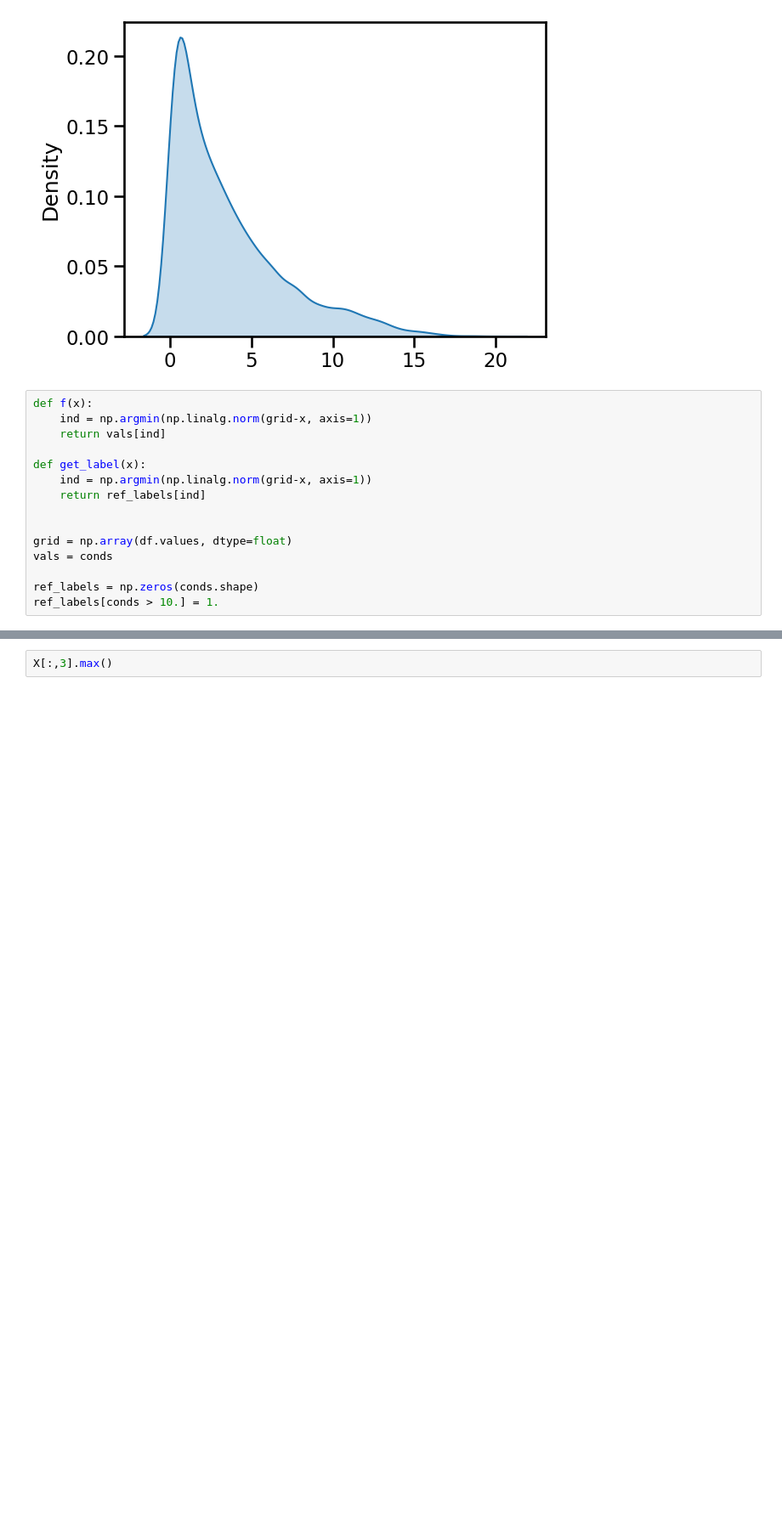
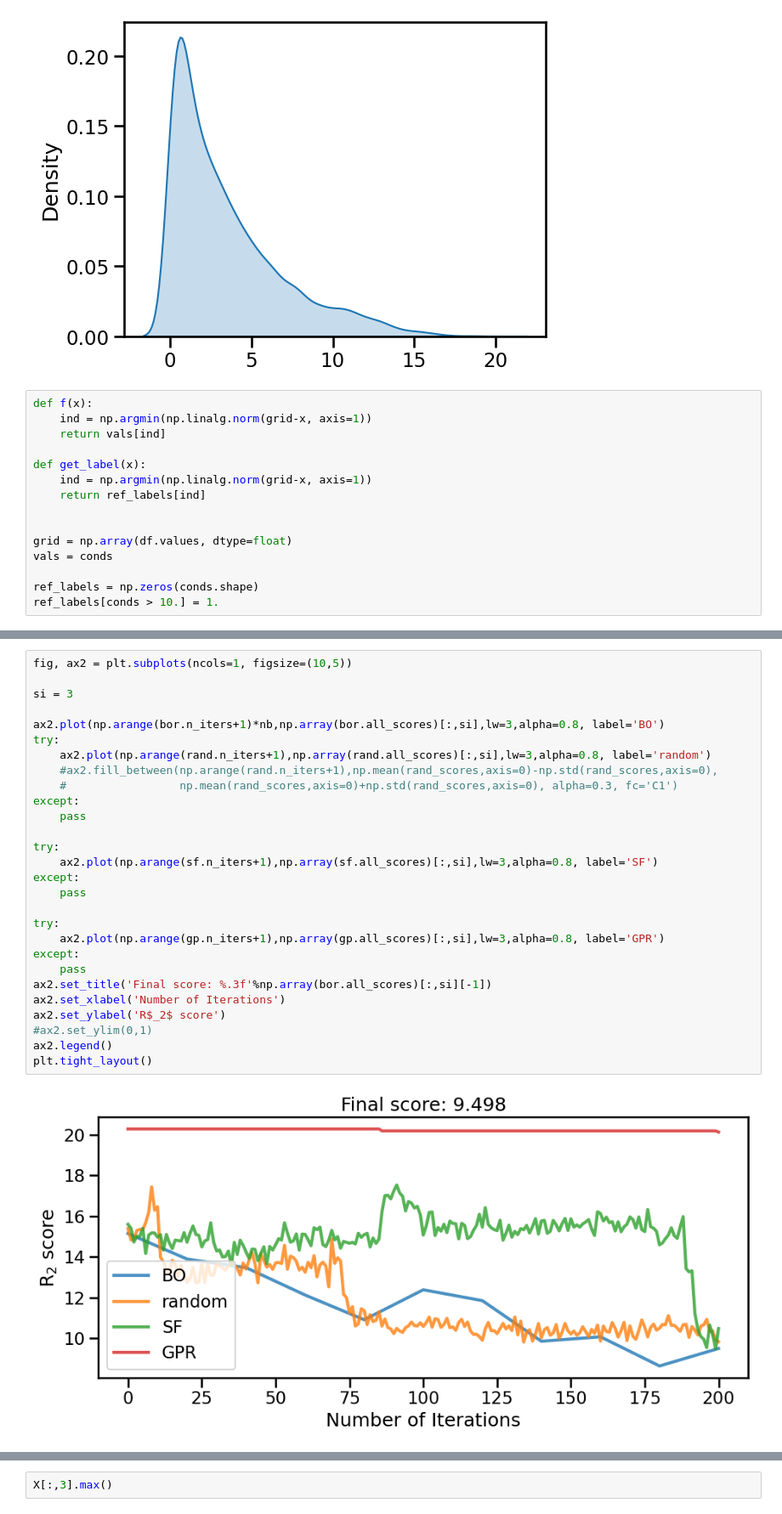
Before and after one commit to ffelsen/rfr_bo, a Jupyter notebook: calisol.ipynb, the cells around one changed output, grey strips where cells are left out. Shown: that part at 85% size. Drawn from its saved outputs; the diff is of its cells as text; blank space fills up the shorter version.

```diff
--- a/calisol.ipynb
+++ b/calisol.ipynb
@@ -137,3 +180,33 @@ plt.tight_layout()
+# %%
+fig, ax2 = plt.subplots(ncols=1, figsize=(10,5))
+
+si = 3
+
+ax2.plot(np.arange(bor.n_iters+1)*nb,np.array(bor.all_scores)[:,si],lw=3,alpha=0.8, label='BO')
+try:
+    ax2.plot(np.arange(rand.n_iters+1),np.array(rand.all_scores)[:,si],lw=3,alpha=0.8, label='random')
+    #ax2.fill_between(np.arange(rand.n_iters+1),np.mean(rand_scores,axis=0)-np.std(rand_scores,axis=0),
+    #                 np.mean(rand_scores,axis=0)+np.std(rand_scores,axis=0), alpha=0.3, fc='C1')
+except:
+    pass
+
+try:
+    ax2.plot(np.arange(sf.n_iters+1),np.array(sf.all_scores)[:,si],lw=3,alpha=0.8, label='SF')
+except:
+    pass
+
+try:
+    ax2.plot(np.arange(gp.n_iters+1),np.array(gp.all_scores)[:,si],lw=3,alpha=0.8, label='GPR')
+except:
+    pass
+ax2.set_title('Final score: %.3f'%np.array(bor.all_scores)[:,si][-1])
+ax2.set_xlabel('Number of Iterations')
+ax2.set_ylabel('R$_2$ score')
+#ax2.set_ylim(0,1)
+ax2.legend()
+plt.tight_layout()
+# %% [output]
+[figure, added]
 # %%
 blabs = bor.classifier.predict(grid)
 fig,ax = plt.subplots()
```
Also changed, not shown: parts of 8 cells of this notebook, 8 other files.
